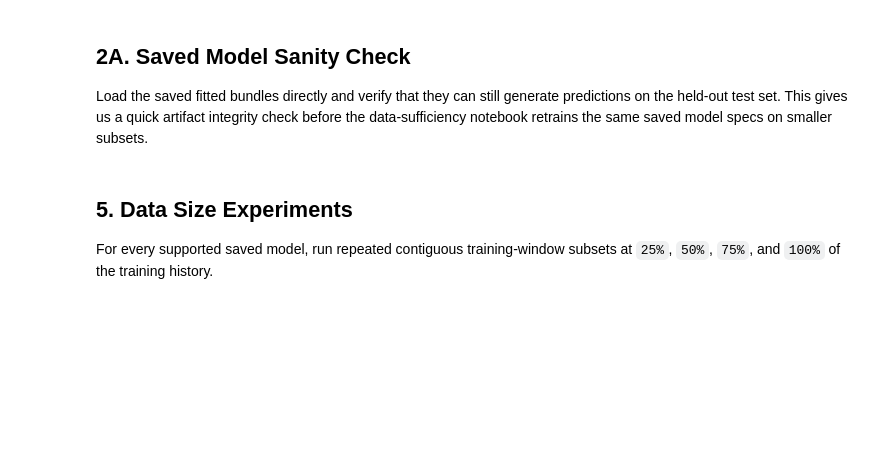
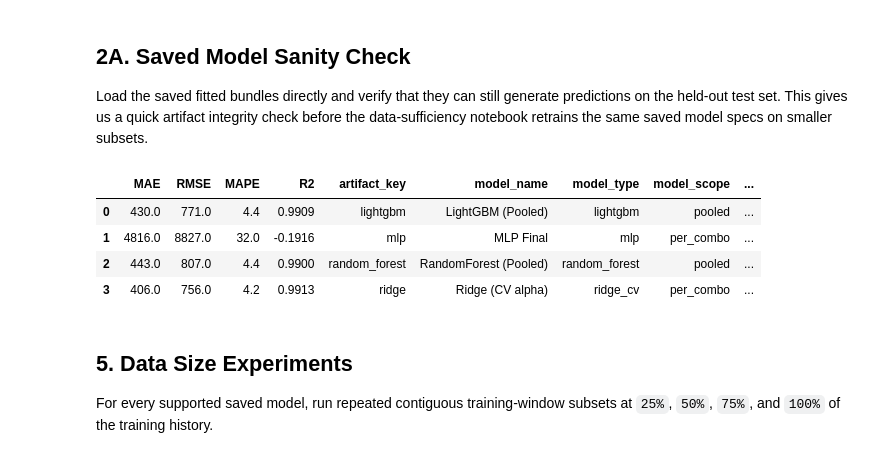
Before and after one commit to isaacvm98/ids705_project, a Jupyter notebook: notebooks/notebook_08_data_sufficiency.ipynb, the cells around one changed output. Drawn from its saved outputs; the diff is of its cells as text; code cells hidden in the pictures; blank space fills up the shorter version.

Commit message:
saved run of notebook08

```diff
--- a/notebooks/notebook_08_data_sufficiency.ipynb
+++ b/notebooks/notebook_08_data_sufficiency.ipynb
@@ -324,16 +342,10 @@ def evaluate_saved_bundle(eval_df, artifact_entry, artifact_key):
     model_type, model_scope, model_target, model_feature_cols, _ = get_model_spec(metadata, artifact_key)
 
     if bundle is None:
-        raise FileNotFoundError(f"Saved bundle missing for {artifact_key}: {artifact_entry.get('artifact_file')}")
+        raise FileNotFoundError(f"Saved bundle missing for {artifact_key}: {artifact_entry.get("artifact_file")}")
 
     if model_scope == "pooled":
-        bundle_feature_cols = None
-        if hasattr(bundle, "feature_name_") and getattr(bundle, "feature_name_", None):
-            bundle_feature_cols = list(bundle.feature_name_)
-        elif hasattr(bundle, "feature_names_in_") and getattr(bundle, "feature_names_in_", None) is not None:
-            bundle_feature_cols = list(bundle.feature_names_in_)
-        use_feature_cols = bundle_feature_cols or model_feature_cols
-        preds = bundle.predict(eval_df[use_feature_cols])
+        preds = bundle.predict(eval_df[model_feature_cols])
         preds_df = eval_df[["week_start", "store_id", "cat_id"]].copy()
         preds_df["actual"] = eval_df[model_target].values
         preds_df["predicted"] = preds
@@ -344,33 +356,39 @@ def evaluate_saved_bundle(eval_df, artifact_entry, artifact_key):
             ev = eval_df[(eval_df["store_id"] == store) & (eval_df["cat_id"] == cat)]
             if ev.empty:
                 continue
             scaler = obj["scaler"]
             model = obj["model"]
             preds = model.predict(scaler.transform(ev[model_feature_cols]))
             pred_df = ev[["week_start", "store_id", "cat_id"]].copy()
             pred_df["actual"] = ev[model_target].values
             pred_df["predicted"] = preds
             pred_frames.append(pred_df)
         if not pred_frames:
             raise ValueError(f"No overlapping combo predictions were produced for {artifact_key}.")
         preds_df = pd.concat(pred_frames, ignore_index=True)
 
     metrics = calc_metrics(preds_df["actual"], preds_df["predicted"])
     metrics["artifact_key"] = artifact_key
     metrics["model_name"] = model_name
     metrics["model_type"] = artifact_entry["model_type"]
     metrics["model_scope"] = model_scope
     metrics["prediction_rows"] = len(preds_df)
     return metrics
 
 saved_model_rows = []
 for artifact_key, entry in artifact_registry.items():
     if entry["bundle"] is None:
         continue
     saved_model_rows.append(evaluate_saved_bundle(test, entry, artifact_key))
 
 saved_model_eval_df = pd.DataFrame(saved_model_rows).round({"MAE": 0, "RMSE": 0, "MAPE": 1, "R2": 4})
 saved_model_eval_df
+# %% [output]
+|  | MAE | RMSE | MAPE | R2 | artifact_key | model_name | model_type | model_scope | ... |
+| 0 | 430.0 | 771.0 | 4.4 | 0.9909 | lightgbm | LightGBM (Pooled) | lightgbm | pooled | ... |
+| 1 | 4816.0 | 8827.0 | 32.0 | -0.1916 | mlp | MLP Final | mlp | per_combo | ... |
+| 2 | 443.0 | 807.0 | 4.4 | 0.9900 | random_forest | RandomForest (Pooled) | random_forest | pooled | ... |
+| 3 | 406.0 | 756.0 | 4.2 | 0.9913 | ridge | Ridge (CV alpha) | ridge_cv | per_combo | ... |
 # %% [markdown]
 ## 5. Data Size Experiments
 
```
Also changed, not shown: parts of 8 cells of this notebook.
